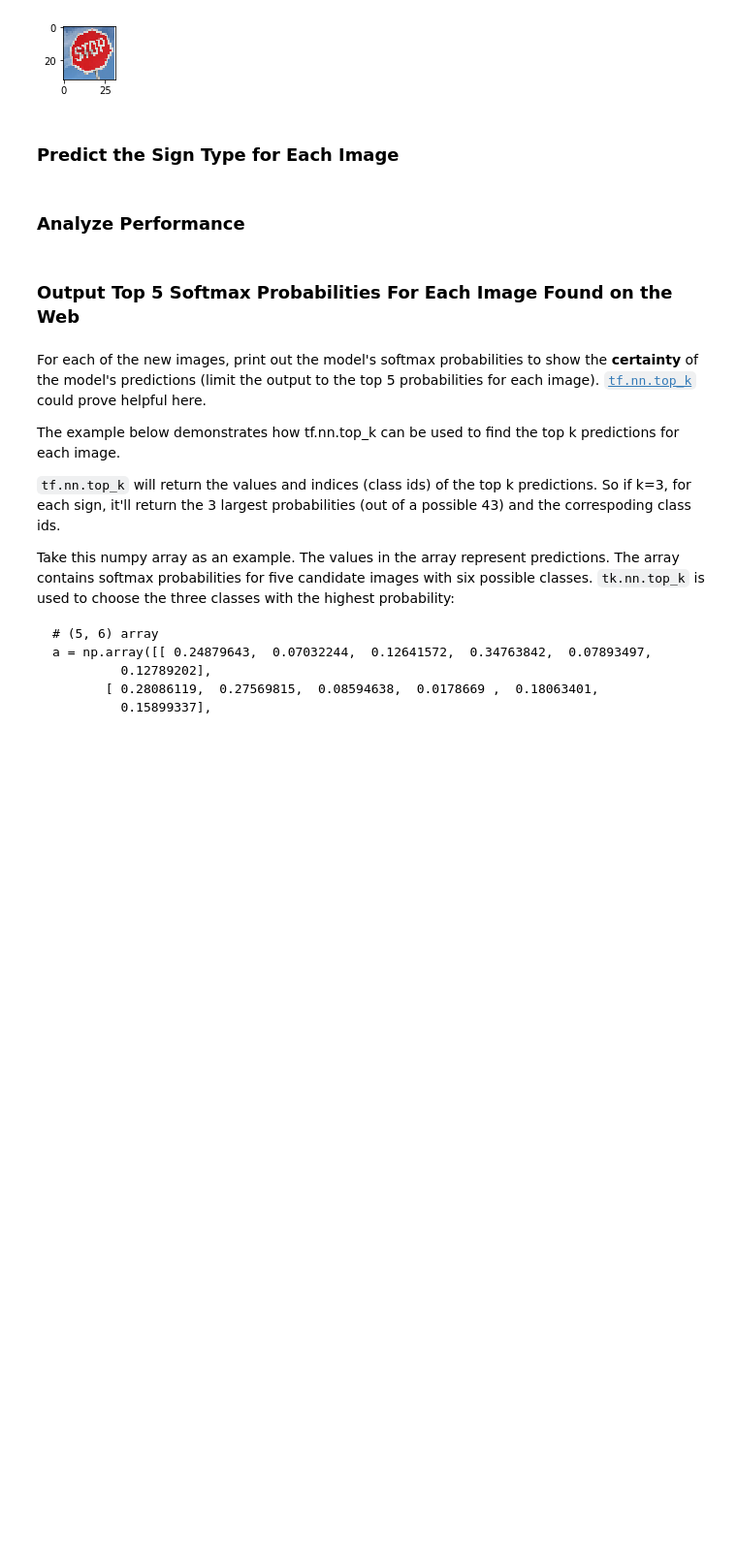
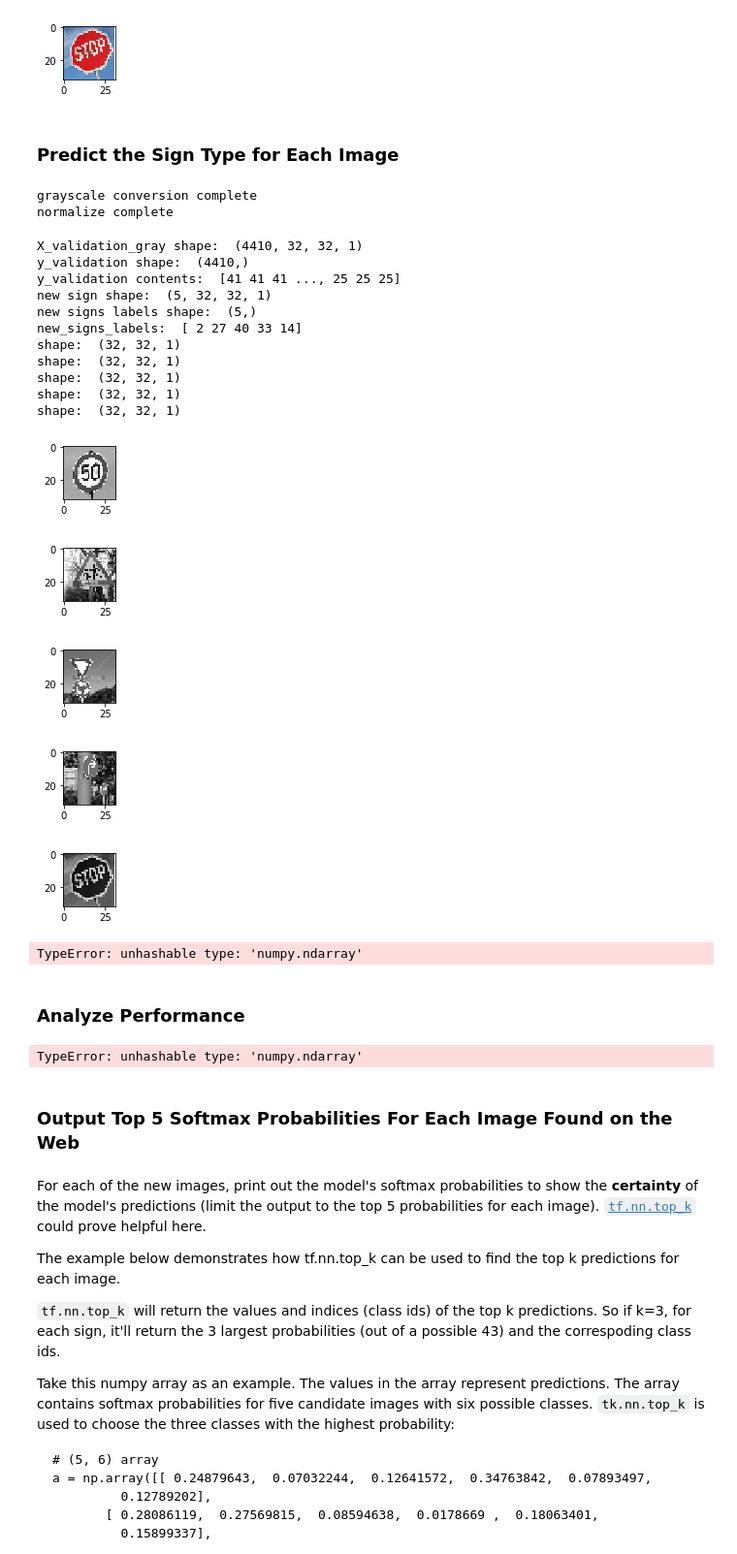
Before and after one commit to KenOverholt/CarND-Traffic-Sign-Classifier-Project, a Jupyter notebook: Traffic_Sign_Classifier.ipynb, the cells around one changed output. Shown at 97% size. Cells and saved outputs as stored; diff of their text form; code cells hidden in the pictures; blank space fills up the shorter version.

Commit message:
new sign data structures created but testing returns "unhashable type: 'numpy.ndarray'"

```diff
--- a/Traffic_Sign_Classifier.ipynb
+++ b/Traffic_Sign_Classifier.ipynb
@@ -382,15 +412,21 @@ from os import listdir
 from os.path import isfile, join
 
 new_signs_color = []
+new_signs_labels = []
 new_sign_path = "new_signs"
 for f in listdir(new_sign_path):
     if isfile(join(new_sign_path, f)):
+        #generate image
         image = cv2.imread(join(new_sign_path, f))
         image = cv2.cvtColor(image, cv2.COLOR_BGR2RGB)
         image = cv2.resize(image, (32, 32))
         new_signs_color.append(image)
+        #generate label
+        label = int(f.split('-')[0])
+        new_signs_labels.append(label)
 for x in new_signs_color:
-    print("shape: ", x.shape)
     plt.figure(figsize=(1,1))
     plt.imshow(x)
+new_signs_labels = np.asarray(new_signs_labels)
+print("image labels: ", new_signs_labels)
 # %% [output]
@@ -410,11 +442,79 @@ shape:  (32, 32, 3)
 ### Run the predictions here and use the model to output the prediction for each image.
 ### Make sure to pre-process the images with the same pre-processing pipeline used earlier.
 ### Feel free to use as many code cells as needed.
+
+##Pre-process images
+import matplotlib.colors as col
+
+#convert to grayscale
+new_signs_gray = np.mean(new_signs_color, axis=3, keepdims=True)
+print("grayscale conversion complete")
+
+#normalize
+new_signs_gray = (new_signs_gray-128.)/128
+print("normalize complete")
+# %% [output]
+grayscale conversion complete
+normalize complete
+# %%
+#Display test images after pre-processing
+
+print("X_validation_gray shape: ", X_validation_gray.shape)
+print("y_validation shape: ", y_validation.shape)
+print("y_validation contents: ", y_validation)
+#print("X_validation_gray contents: ", X_validation_gray)
+
+print("new sign shape: ", new_signs_gray.shape)
+print("new signs labels shape: ", new_signs_labels.shape)
+print("new_signs_labels: ", new_signs_labels)
+#print("new signs gray contents: ", new_signs_gray)
+for x in new_signs_gray:
+    print("shape: ", x.shape)
+    plt.figure(figsize=(1,1))
+    plt.imshow(x.squeeze(), cmap = 'gray')
+# %% [output]
+X_validation_gray shape:  (4410, 32, 32, 1)
+y_validation shape:  (4410,)
+y_validation contents:  [41 41 41 ..., 25 25 25]
+new sign shape:  (5, 32, 32, 1)
+new signs labels shape:  (5,)
+new_signs_labels:  [ 2 27 40 33 14]
+shape:  (32, 32, 1)
+shape:  (32, 32, 1)
+shape:  (32, 32, 1)
+shape:  (32, 32, 1)
+shape:  (32, 32, 1)
+[figure, added]
+[figure, added]
+[figure, added]
+[figure, added]
+[figure, added]
+# %%
+#correct_prediction = tf.equal(tf.argmax(logits, 1), tf.argmax(one_hot_y, 1))
+#accuracy_operation = tf.reduce_mean(tf.cast(correct_prediction, tf.float32))
+
+#Predict images
+with tf.Session() as sess:
+    saver.restore(sess, tf.train.latest_checkpoint('.'))
+    predicted_labels = sess.run(tf.argmax(logits, 1), feed_dict={x:new_signs_gray, y:new_signs_labels})
+    print("Predicted labels: ", predicted_labels)
+    print("Actual Labels:", new_signs_labels)
+################################################################33
+#Model Evaluation
+correct_prediction = tf.equal(tf.argmax(logits, 1), tf.argmax(one_hot_y, 1))
+# %% [output]
+TypeError: unhashable type: 'numpy.ndarray'
 # %% [markdown]
 ### Analyze Performance
 # %%
 ### Calculate the accuracy for these 5 new images.
 ### For example, if the model predicted 1 out of 5 signs correctly, it's 20% accurate on these new images.
+with tf.Session() as sess:
+    saver.restore(sess, tf.train.latest_checkpoint('.'))
+    test_accuracy = evaluate(new_signs_gray, new_signs_labels)
+    print("Test Accuracy = {:.3f}".format(test_accuracy))
+# %% [output]
+TypeError: unhashable type: 'numpy.ndarray'
 # %% [markdown]
 ### Output Top 5 Softmax Probabilities For Each Image Found on the Web
 # %% [markdown]
```
Also changed, not shown: parts of 7 cells of this notebook.
